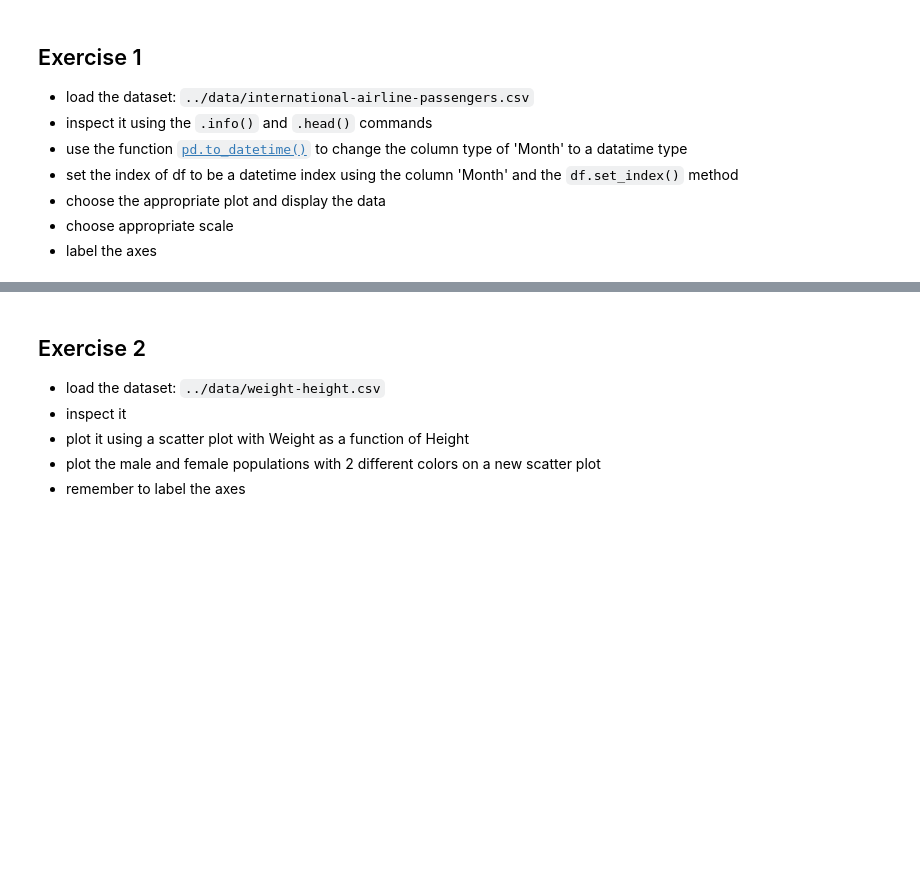
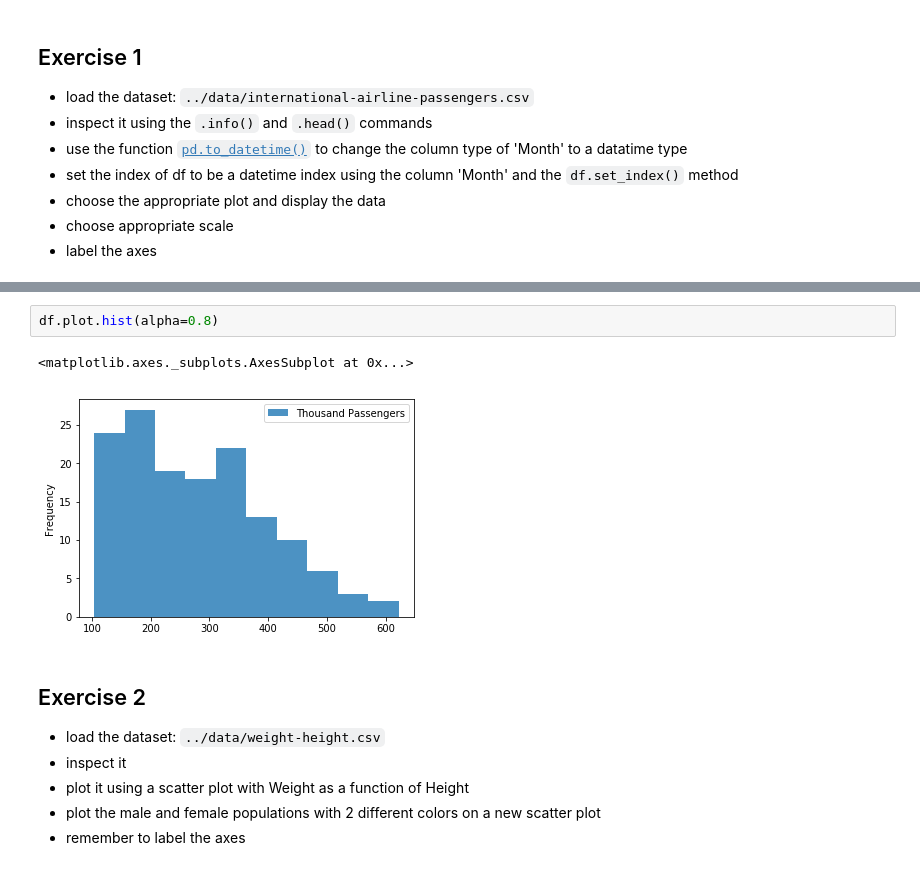
Before and after one commit to YasirHabib/Deep-Learning, a Jupyter notebook: solutions/2 Data Solutions.ipynb, the cells around one changed output, grey strips where cells are left out. Cells and saved outputs as stored; diff of their text form; blank space fills up the shorter version.

```diff
--- a/solutions/2 Data Solutions.ipynb
+++ b/solutions/2 Data Solutions.ipynb
@@ -10,3 +102,8 @@
+# %%
+df.plot.hist(alpha=0.8)
+# %% [output]
+<matplotlib.axes._subplots.AxesSubplot at 0x...>
+[figure, added]
 # %% [markdown]
 ## Exercise 2
 - load the dataset: `../data/weight-height.csv`
```
Also changed, not shown: parts of 6 cells of this notebook.
